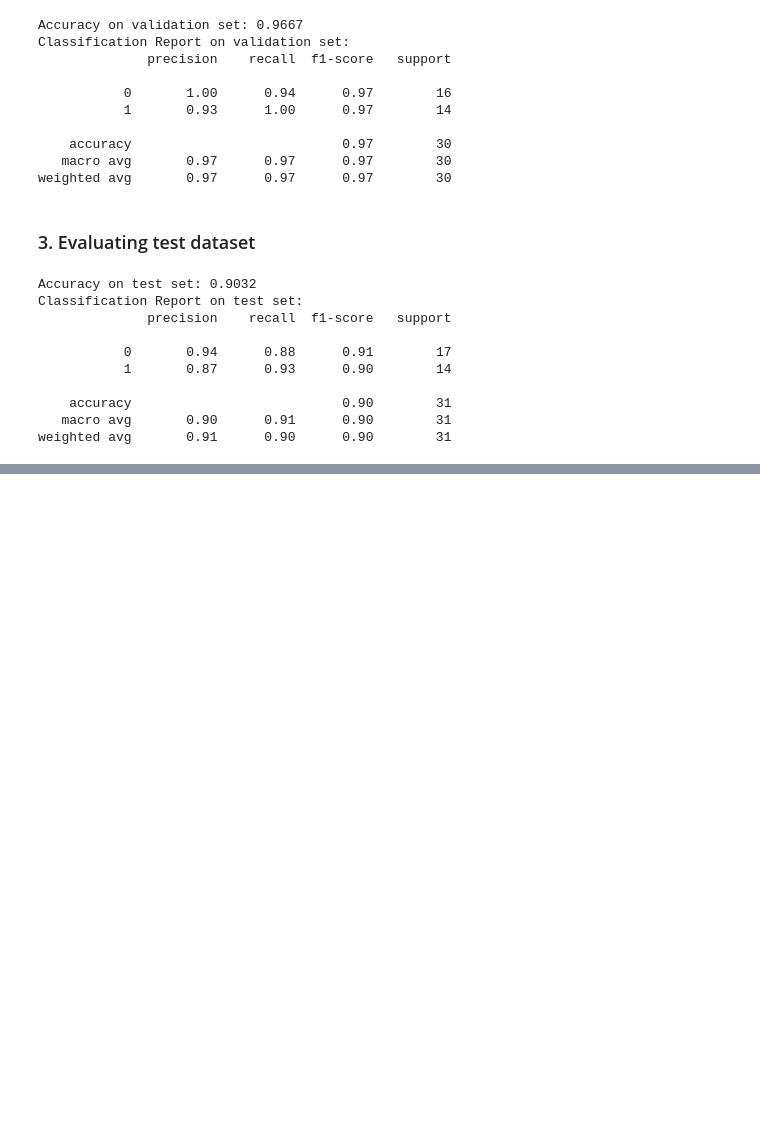
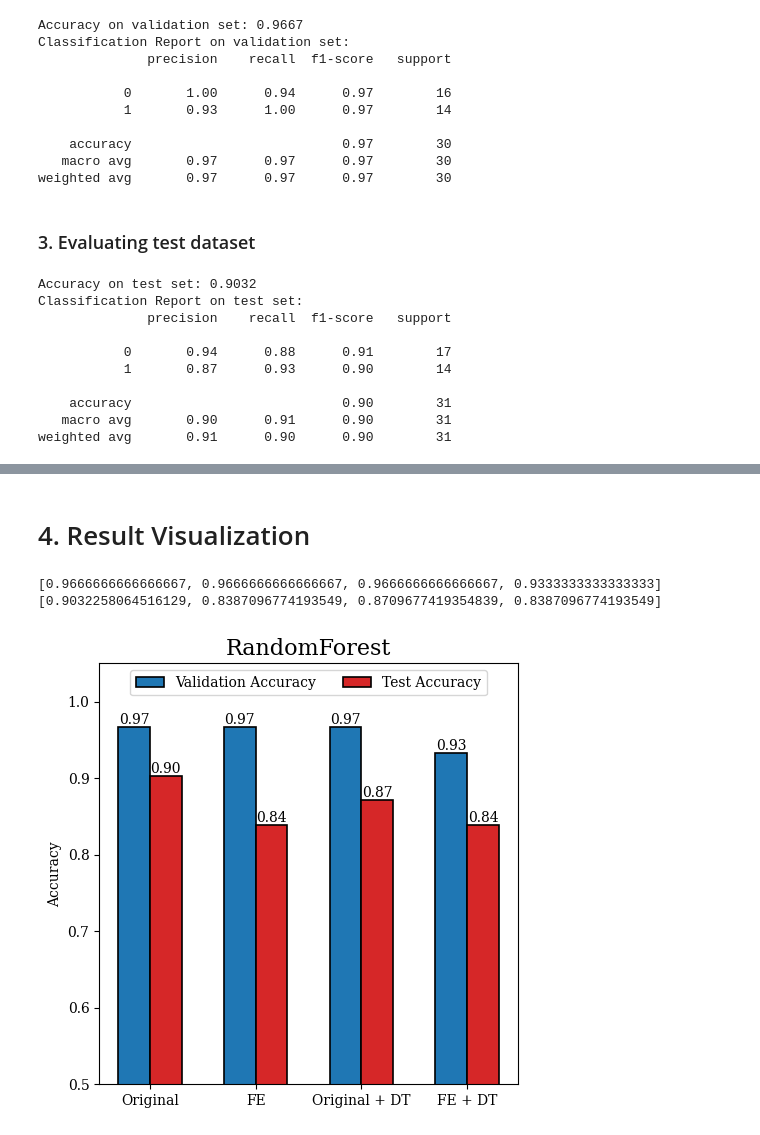
Before and after one commit to btduyforwork/heart-disease-dianosis, a Jupyter notebook: models/RandomForest_Diagnosis.ipynb, the cells around one changed output, grey strips where cells are left out. Drawn from its saved outputs; the diff is of its cells as text; code cells hidden in the pictures; blank space fills up the shorter version.

```diff
--- a/models/RandomForest_Diagnosis.ipynb
+++ b/models/RandomForest_Diagnosis.ipynb
@@ -171,0 +296,46 @@ weighted avg       0.91      0.90      0.90        31
+# %% [markdown]
+# 4. Result Visualization
+# %%
+print(RF_model.val_accs)
+print(RF_model.test_accs)
+# %% [output]
+[0.9666666666666667, 0.9666666666666667, 0.9666666666666667, 0.9333333333333333]
+[0.9032258064516129, 0.8387096774193549, 0.8709677419354839, 0.8387096774193549]
+# %%
+plt.rcParams['font.family'] = 'Serif'
+
+labels = ['Original', 'FE', 'Original + DT', "FE + DT"]
+val_accs = RF_model.val_accs
+test_accs = RF_model.test_accs
+
+x = np.arange(len(labels))
+width = 0.3
+
+fig, ax = plt.subplots(figsize=(5, 5))
+
+rects1 = ax.bar(x - width/2, val_accs,  width,
+                label='Validation Accuracy',
+                color='tab:blue', edgecolor='black', linewidth=1.2)
+rects2 = ax.bar(x + width/2, test_accs, width,
+                label='Test Accuracy',
+                color='tab:red', edgecolor='black', linewidth=1.2)
+
+ax.set_ylim(0.5, 1.05)
+ax.set_ylabel('Accuracy')
+ax.set_title('RandomForest', fontsize=16)
+ax.set_xticks(x)
+ax.set_xticklabels(labels)
+ax.legend(ncol=2, loc="upper center")
+
+def autolabel(rects):
+    for rect in rects:
+        h = rect.get_height()
+        ax.annotate(f'{h:.2f}', xy=(rect.get_x()+rect.get_width()/2, h),
+                    ha='center', va='bottom')
+
+autolabel(rects1)
+autolabel(rects2)
+fig.tight_layout()
+plt.show()
+# %% [output]
+[figure, added]
```
Also changed, not shown: parts of 22 cells of this notebook, 5 other files.
